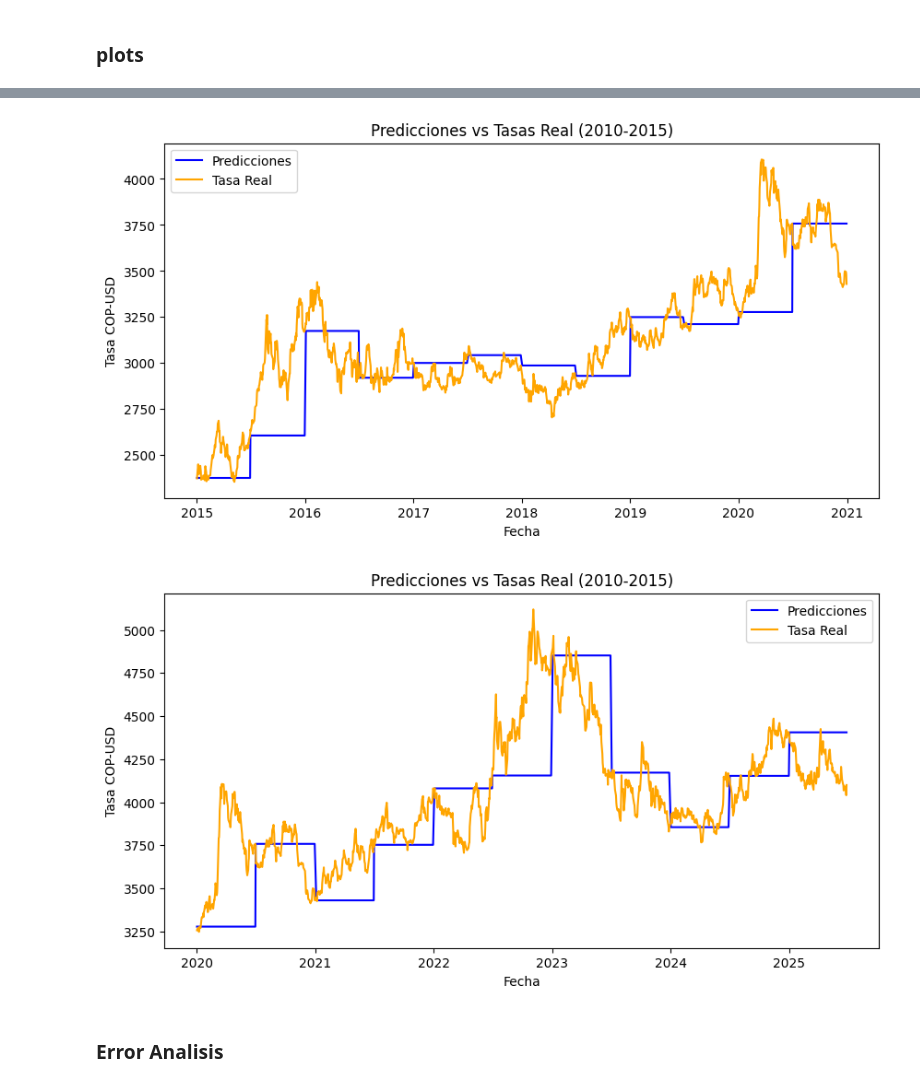
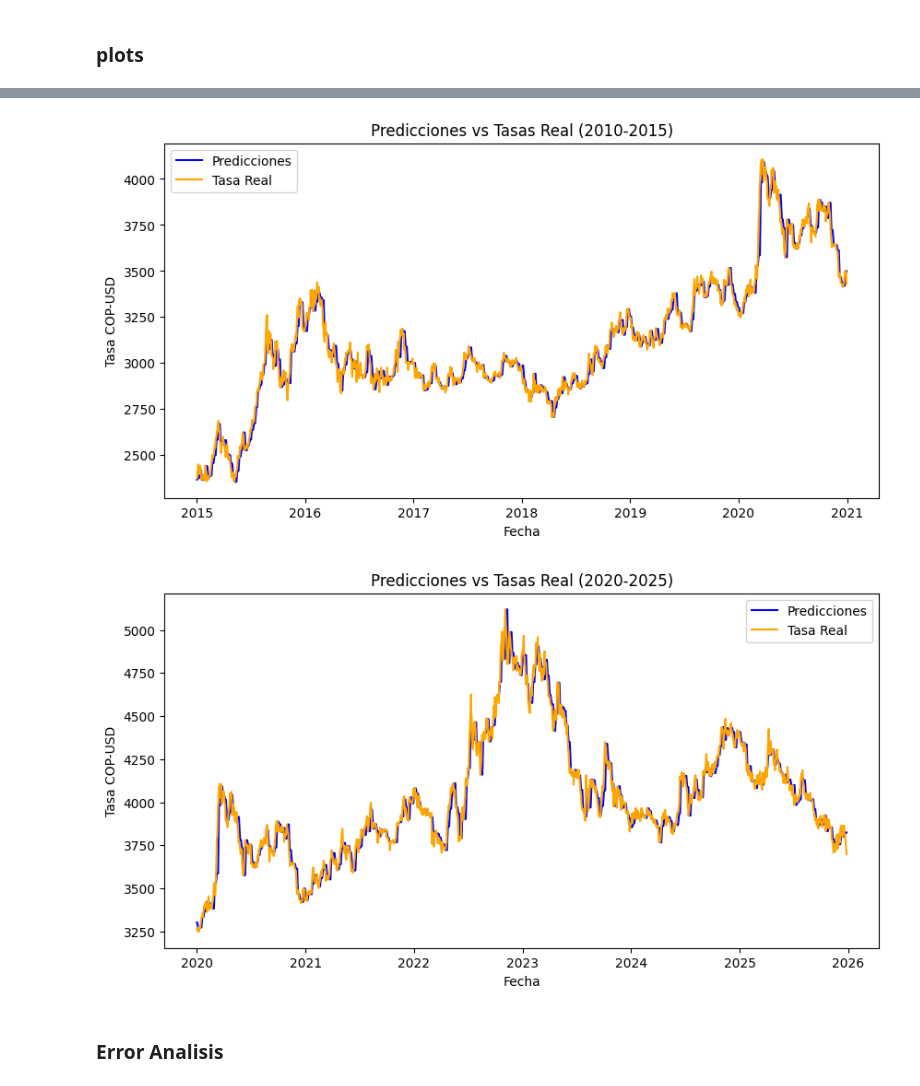
Before and after one commit to oscardi777/Test-Codigos, a Jupyter notebook: Rolling_Window_RW/results_analisisRW.ipynb, the cells around one changed output, grey strips where cells are left out. Cells and saved outputs as stored; diff of their text form; code cells hidden in the pictures.

Commit message:
plots for principal results

```diff
--- a/Rolling_Window_RW/results_analisisRW.ipynb
+++ b/Rolling_Window_RW/results_analisisRW.ipynb
@@ -8,7 +8,7 @@ from scipy import stats
 # %% [markdown]
 ### data
 # %%
-DATA_PREDICTIONS_PATH = "resultados_randomwalk\\predictions_randomwalk_1993-2025_6_meses.csv"
+DATA_PREDICTIONS_PATH = "resultados_randomwalk\\predictions_randomwalk_1993-2025_1_semana.csv"
 
 def load_csv(path):
     return pd.read_csv(path)
@@ -111,20 +111,20 @@ plt.ylabel('Tasa COP-USD')
 plt.legend()
 plt.show()
 # %% [output]
-[figure, old version]
+[figure, new version]
 # %%
 data_2020_2025 = df_predictions[(df_predictions["date"] >= "2020-01-01") & (df_predictions["date"] < "2026-01-01")]
 plt.figure(figsize=(10, 5))
 plt.plot(data_2020_2025["date"], data_2020_2025["pred_cop_usd"], label='Predicciones', color='blue')
 plt.plot(data_2020_2025["date"], data_2020_2025["true_cop_usd"], label='Tasa Real', color='orange')
 
-plt.title('Predicciones vs Tasas Real (2010-2015)')
+plt.title('Predicciones vs Tasas Real (2020-2025)')
 plt.xlabel('Fecha')
 plt.ylabel('Tasa COP-USD')
 plt.legend()
 plt.show()
 # %% [output]
-[figure, old version]
+[figure, new version]
 # %% [markdown]
 ### Error Analisis
 # %% [markdown]
```
Also changed, not shown: parts of 14 cells of this notebook, 13 other files.
